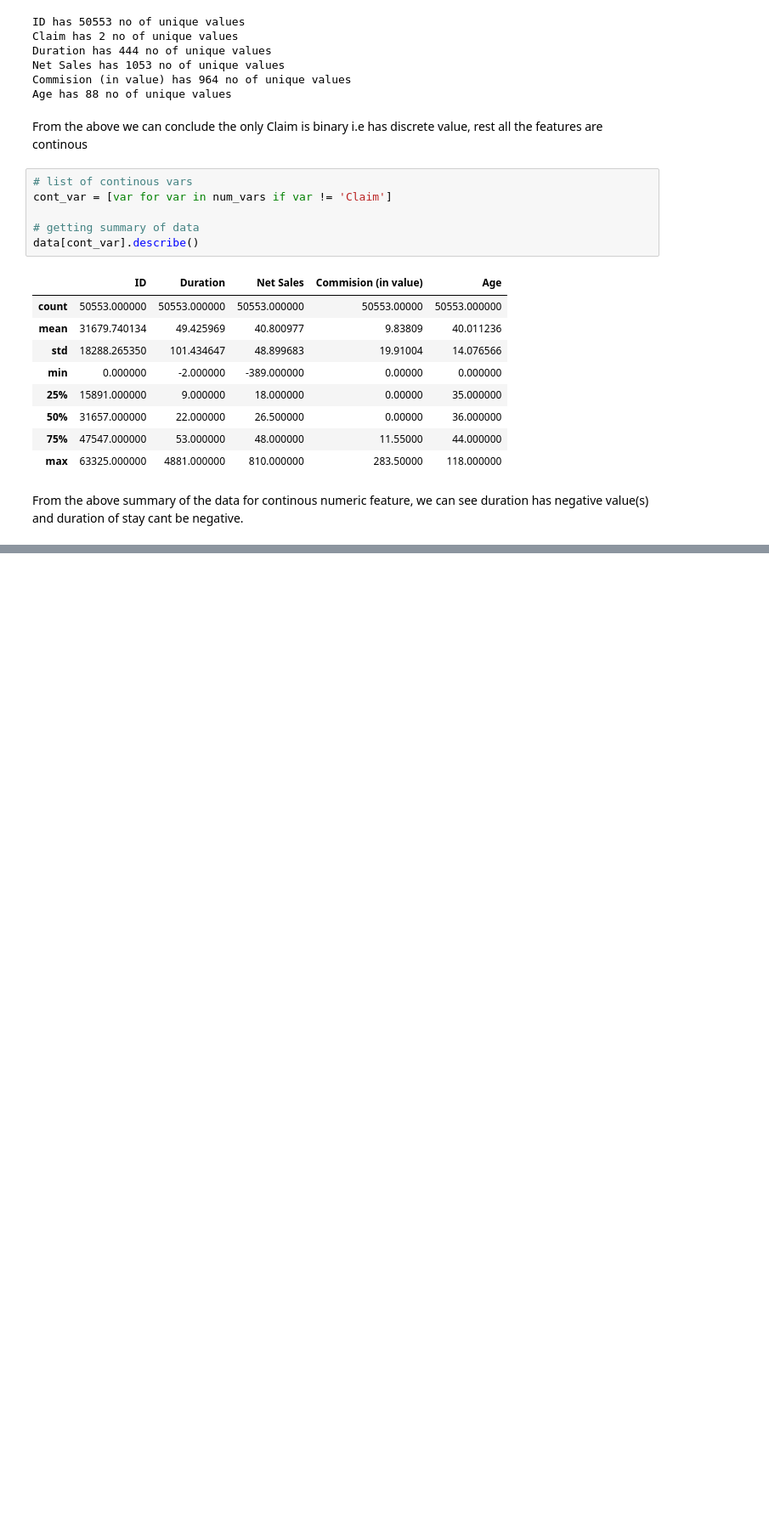
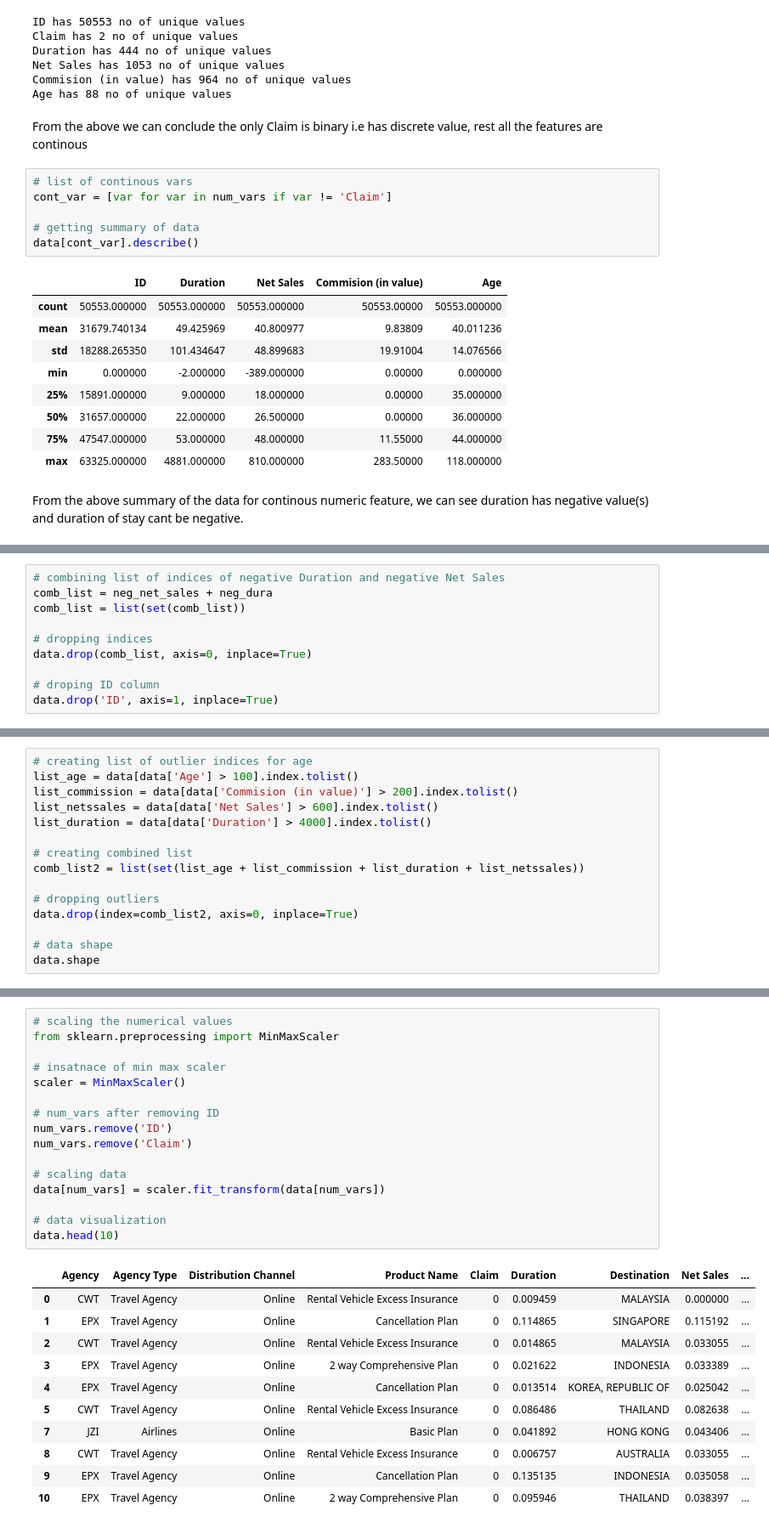
Before and after one commit to pathak08-abhishek01/greyatom_hackathon, a Jupyter notebook: hackathon.ipynb, the cells around one changed output, grey strips where cells are left out. Shown at 85% size. Cells and saved outputs as stored; diff of their text form; blank space fills up the shorter version.

```diff
--- a/hackathon.ipynb
+++ b/hackathon.ipynb
@@ -186,0 +303,10 @@ Name: 181, dtype: object
+# %%
+# combining list of indices of negative Duration and negative Net Sales
+comb_list = neg_net_sales + neg_dura
+comb_list = list(set(comb_list))
+
+# dropping indices
+data.drop(comb_list, axis=0, inplace=True)
+
+# droping ID column
+data.drop('ID', axis=1, inplace=True)
@@ -186,0 +317,15 @@ Name: 181, dtype: object
+# %%
+# creating list of outlier indices for age
+list_age = data[data['Age'] > 100].index.tolist()
+list_commission = data[data['Commision (in value)'] > 200].index.tolist()
+list_netssales = data[data['Net Sales'] > 600].index.tolist()
+list_duration = data[data['Duration'] > 4000].index.tolist()
+
+# creating combined list
+comb_list2 = list(set(list_age + list_commission + list_duration + list_netssales))
+
+# dropping outliers
+data.drop(index=comb_list2, axis=0, inplace=True)
+
+# data shape
+data.shape
@@ -186,0 +338,28 @@ Name: 181, dtype: object
+# %%
+# scaling the numerical values
+from sklearn.preprocessing import MinMaxScaler
+
+# insatnace of min max scaler
+scaler = MinMaxScaler()
+
+# num_vars after removing ID
+num_vars.remove('ID')
+num_vars.remove('Claim')
+
+# scaling data
+data[num_vars] = scaler.fit_transform(data[num_vars])
+
+# data visualization
+data.head(10)
+# %% [output]
+|  | Agency | Agency Type | Distribution Channel | Product Name | Claim | Duration | Destination | Net Sales | ... |
+| 0 | CWT | Travel Agency | Online | Rental Vehicle Excess Insurance | 0 | 0.009459 | MALAYSIA | 0.000000 | ... |
+| 1 | EPX | Travel Agency | Online | Cancellation Plan | 0 | 0.114865 | SINGAPORE | 0.115192 | ... |
+| 2 | CWT | Travel Agency | Online | Rental Vehicle Excess Insurance | 0 | 0.014865 | MALAYSIA | 0.033055 | ... |
+| 3 | EPX | Travel Agency | Online | 2 way Comprehensive Plan | 0 | 0.021622 | INDONESIA | 0.033389 | ... |
+| 4 | EPX | Travel Agency | Online | Cancellation Plan | 0 | 0.013514 | KOREA, REPUBLIC OF | 0.025042 | ... |
+| 5 | CWT | Travel Agency | Online | Rental Vehicle Excess Insurance | 0 | 0.086486 | THAILAND | 0.082638 | ... |
+| 7 | JZI | Airlines | Online | Basic Plan | 0 | 0.041892 | HONG KONG | 0.043406 | ... |
+| 8 | CWT | Travel Agency | Online | Rental Vehicle Excess Insurance | 0 | 0.006757 | AUSTRALIA | 0.033055 | ... |
+| 9 | EPX | Travel Agency | Online | Cancellation Plan | 0 | 0.135135 | INDONESIA | 0.035058 | ... |
+| 10 | EPX | Travel Agency | Online | 2 way Comprehensive Plan | 0 | 0.095946 | THAILAND | 0.038397 | ... |
```
Also changed, not shown: parts of 37 cells of this notebook.
